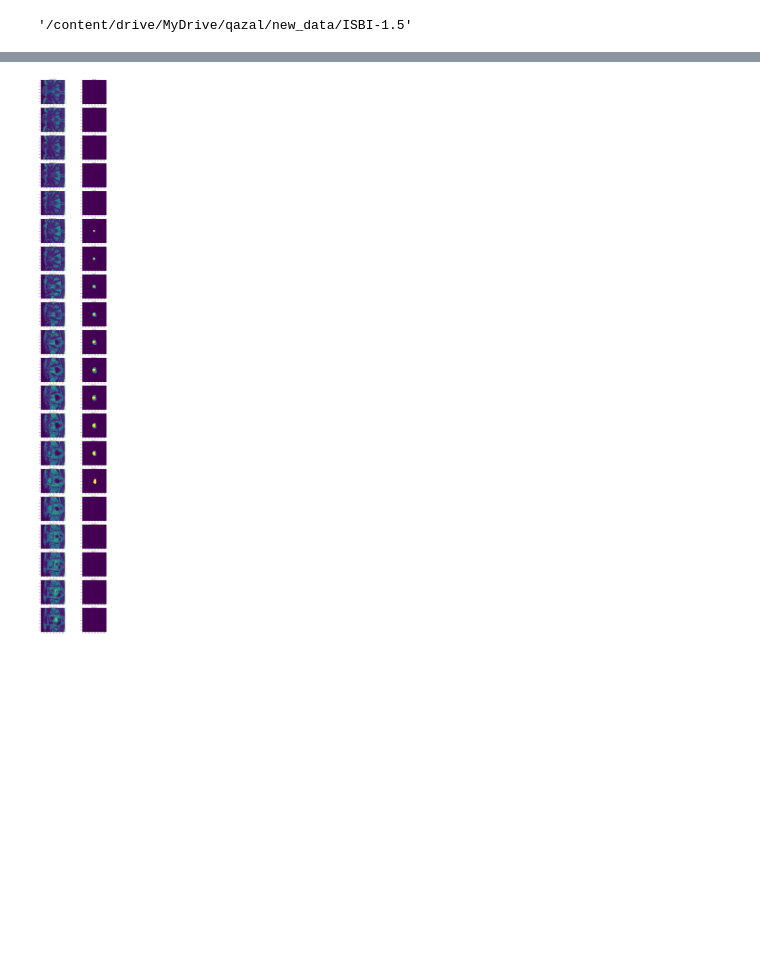
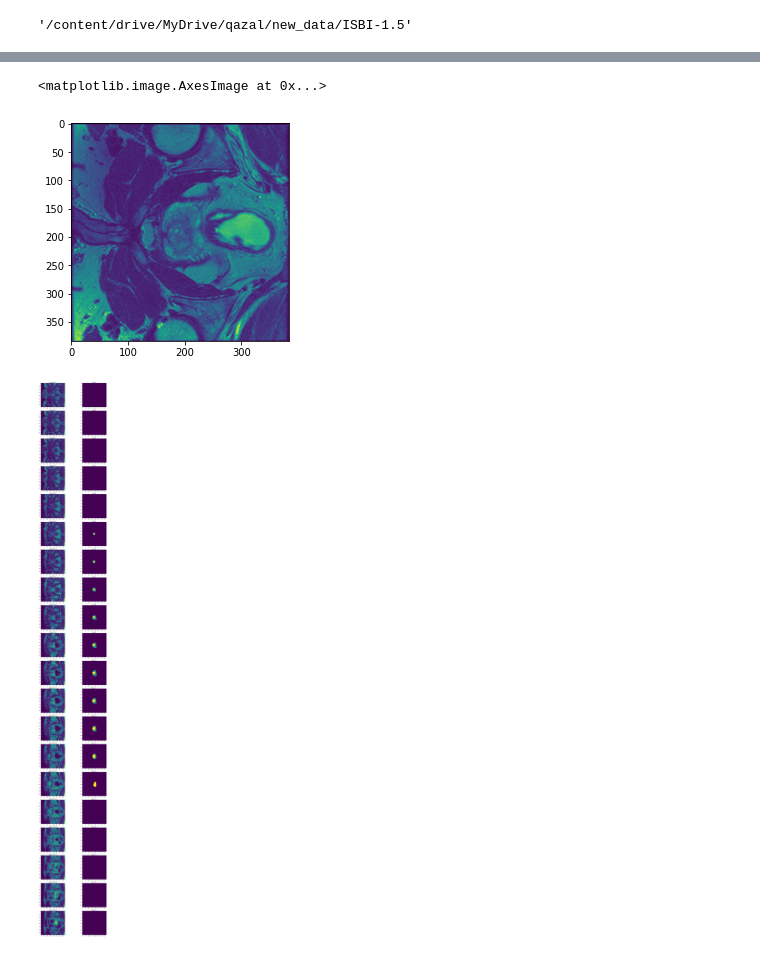
Before and after one commit to qazalmehrban/Medical-Segmentation, a Jupyter notebook: Unet_test.ipynb, the cells around one changed output, grey strips where cells are left out. Cells and saved outputs as stored; diff of their text form; code cells hidden in the pictures; blank space fills up the shorter version.

```diff
--- a/Unet_test.ipynb
+++ b/Unet_test.ipynb
@@ -89,3 +131,10 @@ for i in seg_add:
+# %%
+new = arr/arr.max()
+# %%
+plt.imshow(new[:,:,11])
+# %% [output]
+<matplotlib.image.AxesImage at 0x...>
+[figure, added]
 # %%
 num_slice = m.shape[2]
 fig, axs = plt.subplots(num_slice,2, figsize=(16,90))
```
Also changed, not shown: parts of 12 cells of this notebook.
